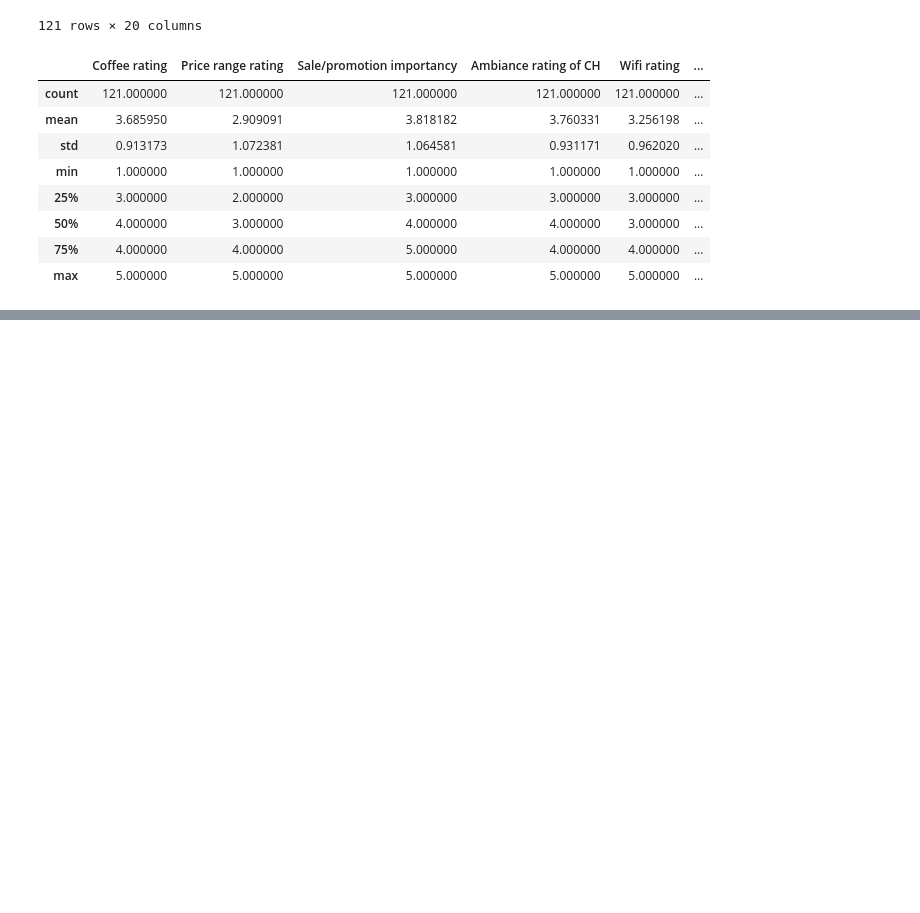
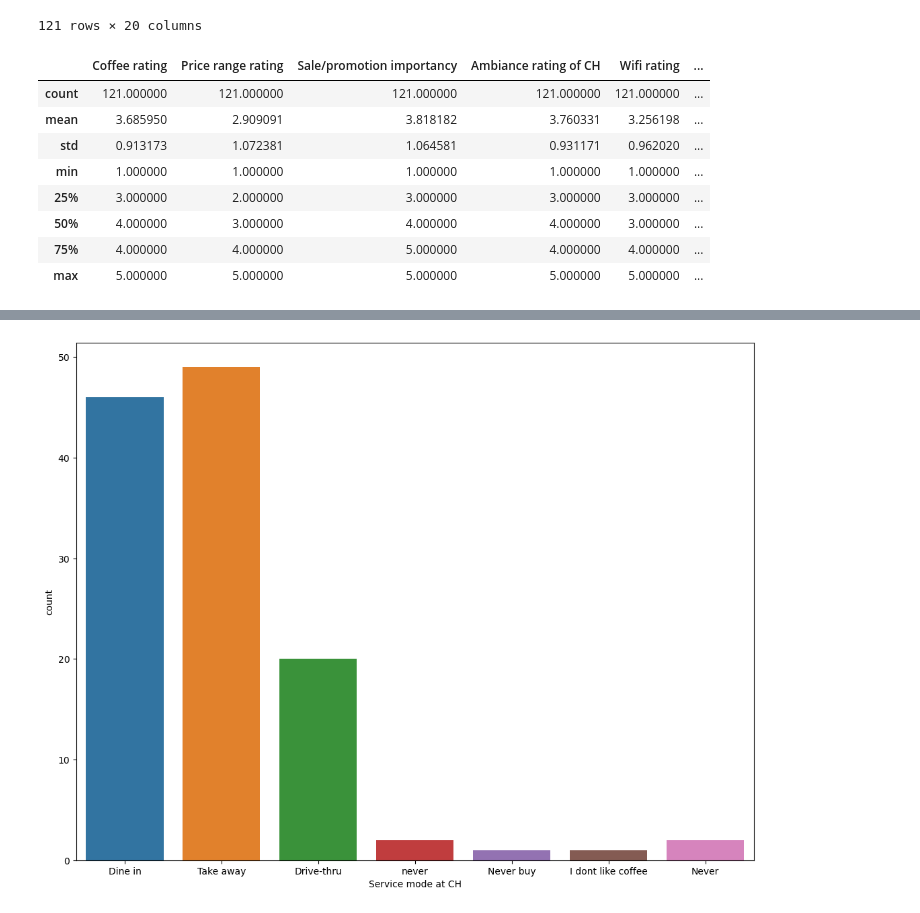
Before and after one commit to Joakimanochie/Data_analytics, a Jupyter notebook: Coffee house retention analysis.ipynb, the cells around one changed output, grey strips where cells are left out. Saved outputs shown, nothing was run; the diff lists cells and outputs as text; code cells hidden in the pictures; blank space fills up the shorter version.

```diff
--- a/Coffee house retention analysis.ipynb
+++ b/Coffee house retention analysis.ipynb
@@ -186,0 +182,6 @@ plt.show()
+# %%
+fig, ax = plt.subplots(figsize=(13, 10))
+sns.countplot(x='Service mode at CH', data = coffee_house_data)
+plt.show()
+# %% [output]
+[figure, added]
```
Also changed, not shown: parts of 6 cells of this notebook.
